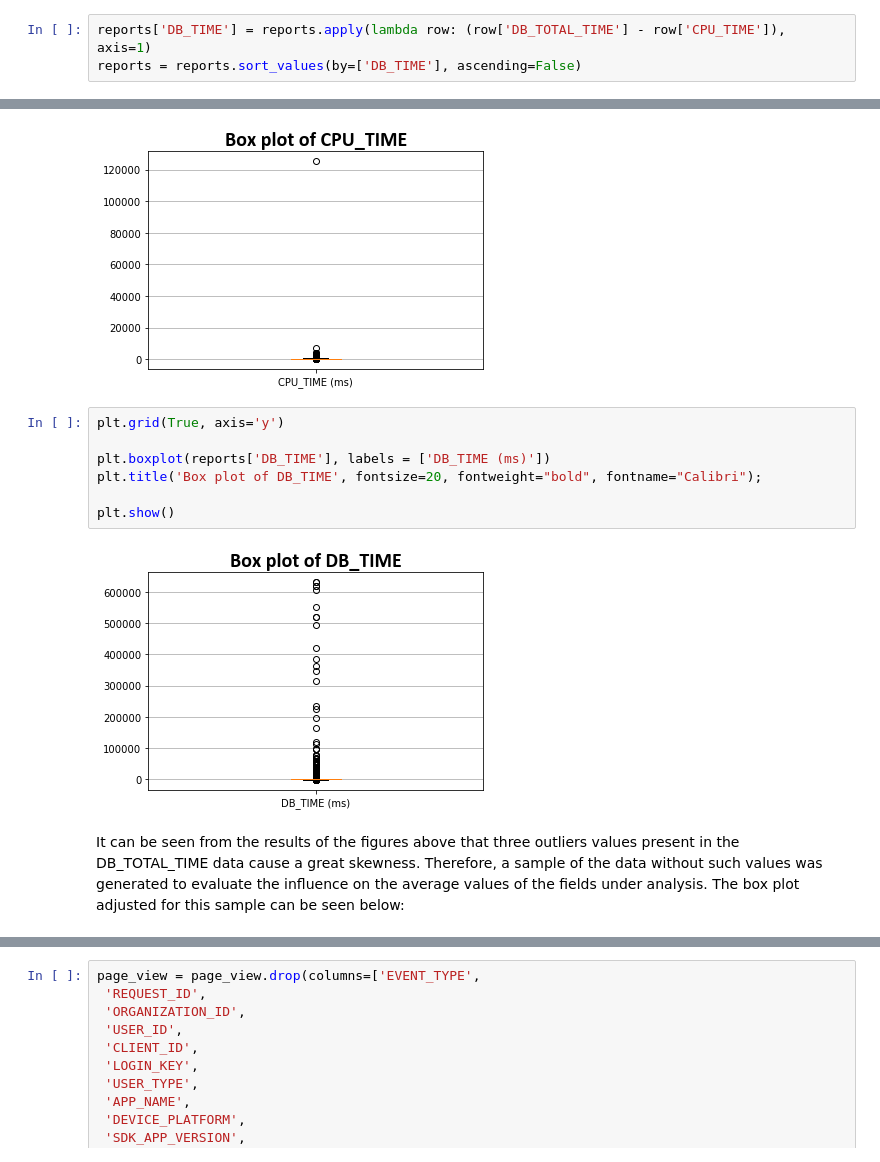
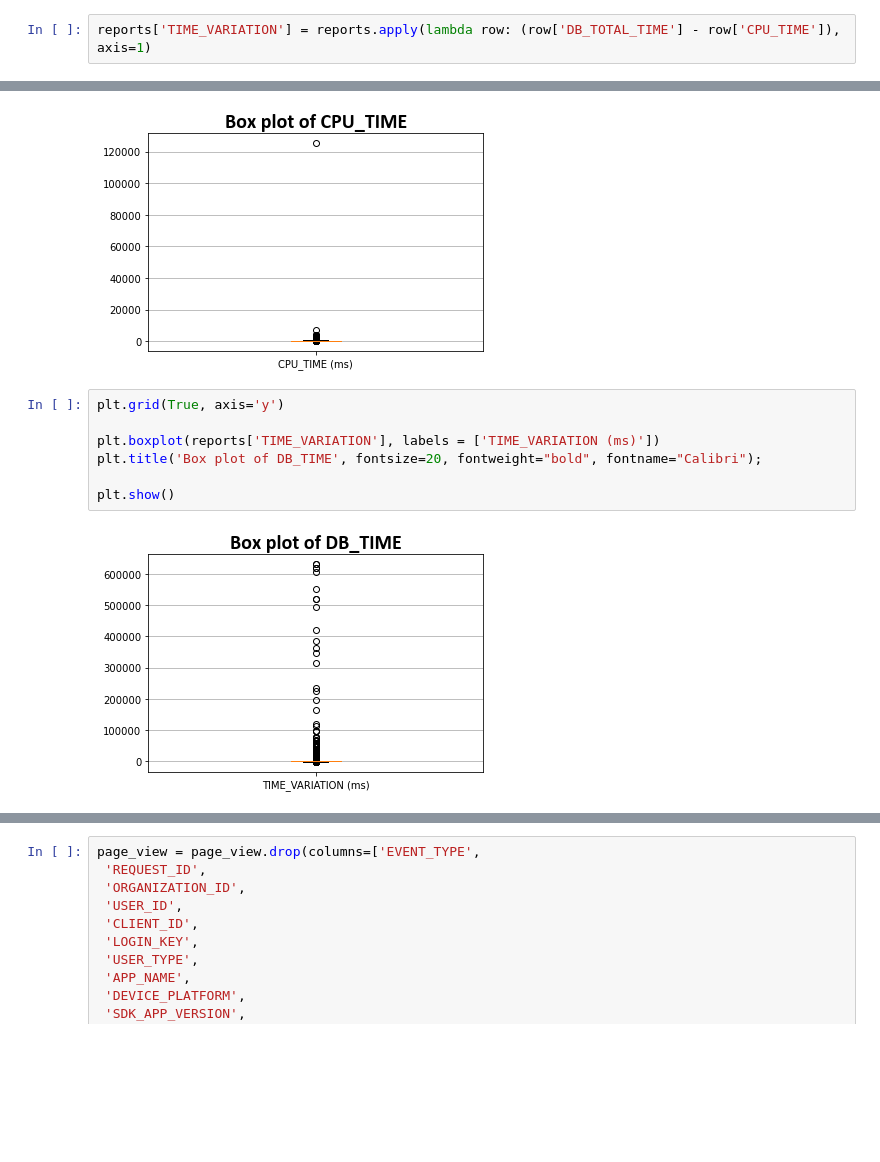
Before and after one commit to dell-splab/lightning-analysis, a Jupyter notebook: 3.2.2 Deep analysis of DB_TOTAL_TIME and CPU_TIME.ipynb, the cells around one changed output, grey strips where cells are left out. Drawn from its saved outputs; the diff is of its cells as text; blank space fills up the shorter version.

```diff
--- a/3.2.2 Deep analysis of DB_TOTAL_TIME and CPU_TIME.ipynb
+++ b/3.2.2 Deep analysis of DB_TOTAL_TIME and CPU_TIME.ipynb
@@ -56,6 +56,5 @@ To start exploring the data, the skewness and spread of the fields under analysi
 # %%
-reports['DB_TIME'] = reports.apply(lambda row: (row['DB_TOTAL_TIME'] - row['CPU_TIME']), axis=1)
-reports = reports.sort_values(by=['DB_TIME'], ascending=False)
+reports['TIME_VARIATION'] = reports.apply(lambda row: (row['DB_TOTAL_TIME'] - row['CPU_TIME']), axis=1)
 # %%
 plt.grid(True, axis='y')
 
@@ -77,11 +76,9 @@ plt.show()
 # %%
 plt.grid(True, axis='y')
 
-plt.boxplot(reports['DB_TIME'], labels = ['DB_TIME (ms)'])
+plt.boxplot(reports['TIME_VARIATION'], labels = ['TIME_VARIATION (ms)'])
 plt.title('Box plot of DB_TIME', fontsize=20, fontweight="bold", fontname="Calibri");
 
 plt.show()
 # %% [output]
-[figure, old version]
+[figure, new version]
-# %% [markdown]
-It can be seen from the results of the figures above that three outliers values present in the DB_TOTAL_TIME data cause a great skewness. Therefore, a sample of the data without such values was generated to evaluate the influence on the average values of the fields under analysis. The box plot adjusted for this sample can be seen below:
```
Also changed, not shown: parts of 58 cells of this notebook.
